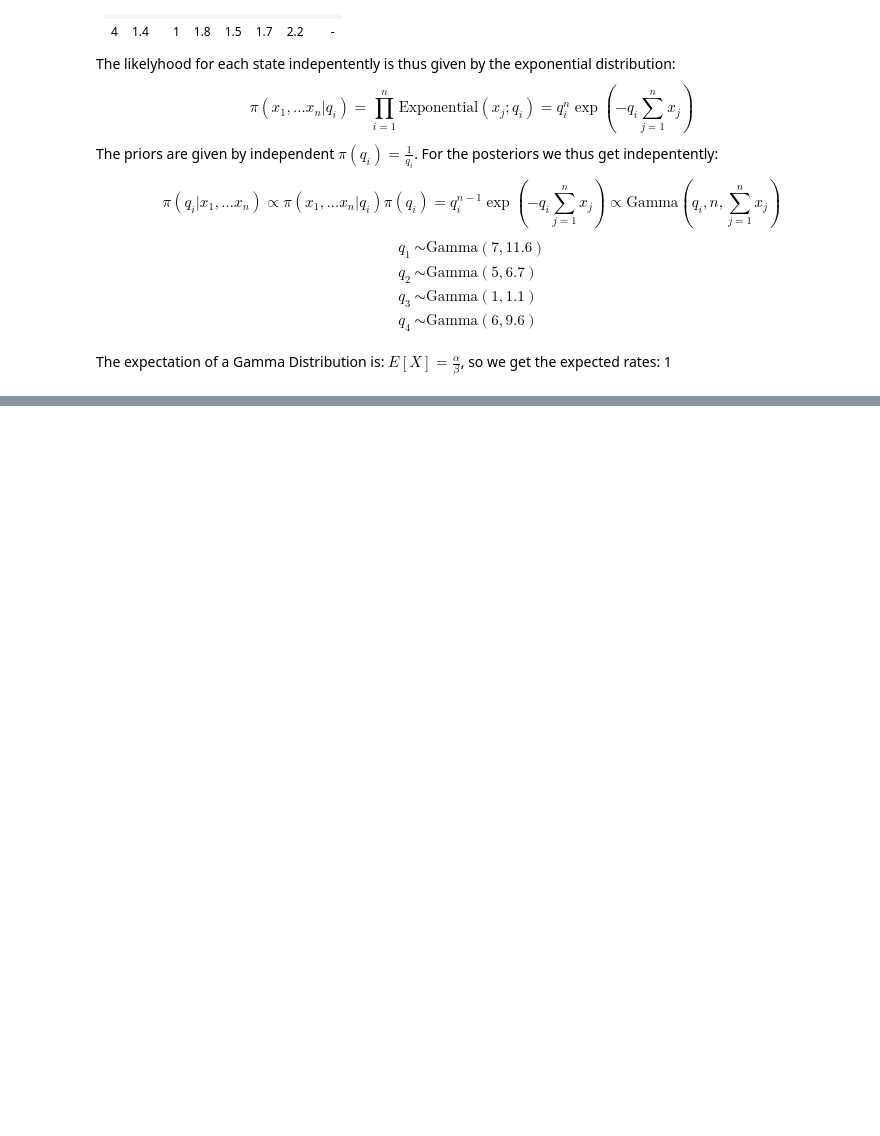
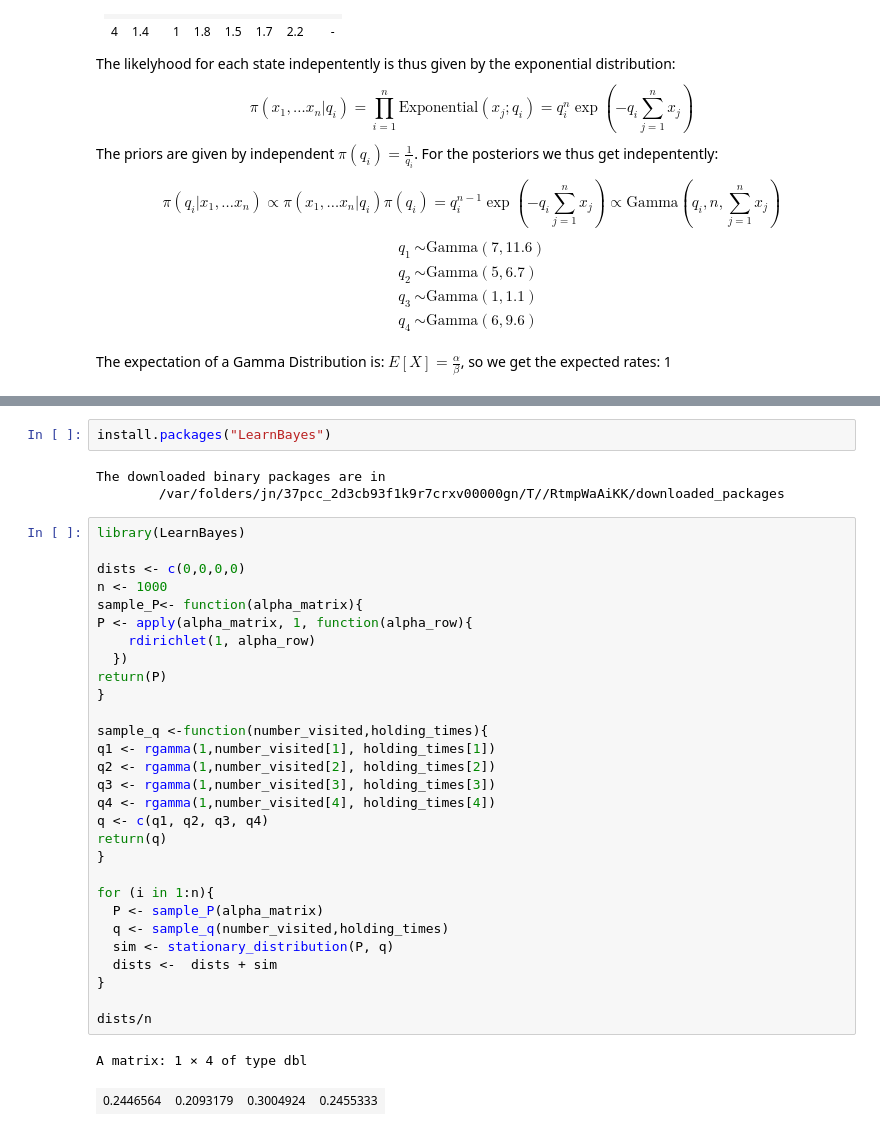
Before and after one commit to focccus/MVE550-Stochastic-processes, a Jupyter notebook: A3/assignment 3.ipynb, the cells around one changed output, grey strips where cells are left out. Cells and saved outputs as stored; diff of their text form; blank space fills up the shorter version.

```diff
--- a/A3/assignment 3.ipynb
+++ b/A3/assignment 3.ipynb
@@ -178,0 +184,37 @@ report the result.
+# %%
+install.packages("LearnBayes")
+# %% [output]
+The downloaded binary packages are in
+        /var/folders/jn/37pcc_2d3cb93f1k9r7crxv00000gn/T//RtmpWaAiKK/downloaded_packages
+# %%
+library(LearnBayes)
+
+dists <- c(0,0,0,0)
+n <- 1000
+sample_P<- function(alpha_matrix){
+P <- apply(alpha_matrix, 1, function(alpha_row){
+    rdirichlet(1, alpha_row)
+  })
+return(P)
+}
+
+sample_q <-function(number_visited,holding_times){
+q1 <- rgamma(1,number_visited[1], holding_times[1])
+q2 <- rgamma(1,number_visited[2], holding_times[2])
+q3 <- rgamma(1,number_visited[3], holding_times[3])
+q4 <- rgamma(1,number_visited[4], holding_times[4])
+q <- c(q1, q2, q3, q4)
+return(q)
+}
+
+for (i in 1:n){
+  P <- sample_P(alpha_matrix)
+  q <- sample_q(number_visited,holding_times)
+  sim <- stationary_distribution(P, q)
+  dists <-  dists + sim
+}
+
+dists/n
+# %% [output]
+A matrix: 1 × 4 of type dbl
+| 0.2446564 | 0.2093179 | 0.3004924 | 0.2455333 |
```
Also changed, not shown: parts of 9 cells of this notebook, 1 other file.
